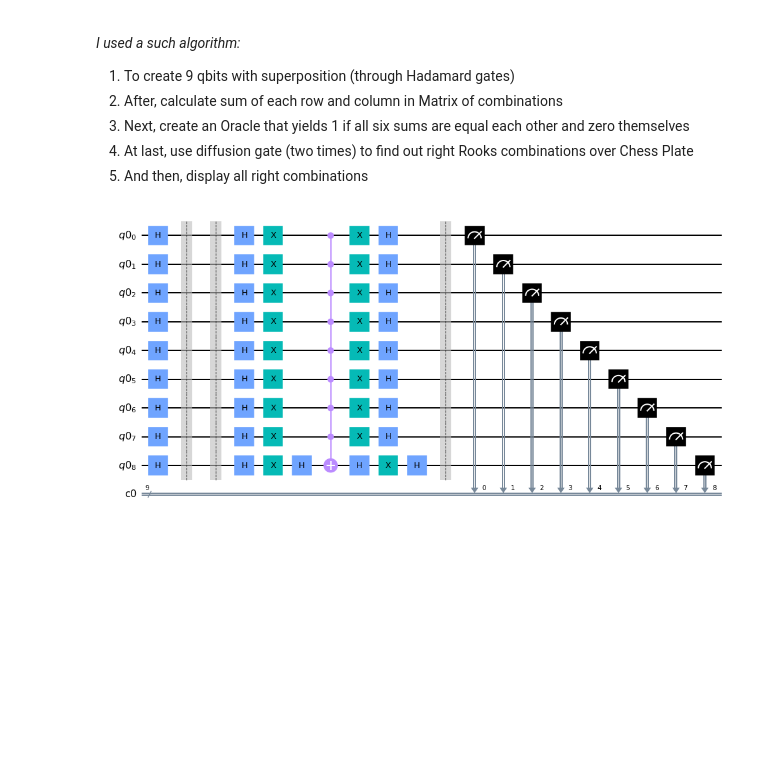
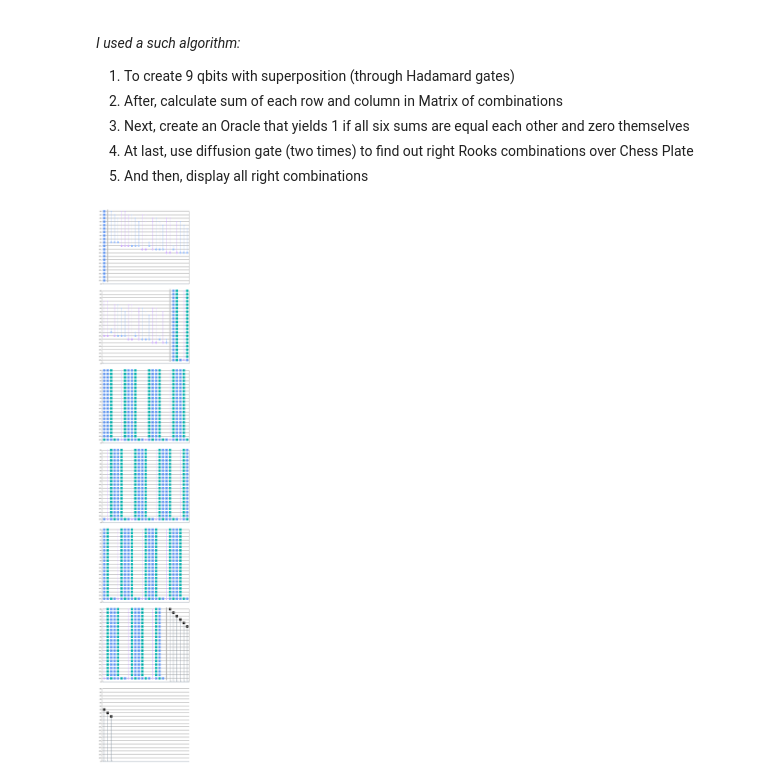
Before and after one commit to hK04/QuantumRooks-Queens, a Jupyter notebook: 3_3_rooks-checkpoint.ipynb, the cells around one changed output. Cells and saved outputs as stored; diff of their text form; code cells hidden in the pictures; blank space fills up the shorter version.

Commit message:
A half of Oracle's realization

```diff
--- a/3_3_rooks-checkpoint.ipynb
+++ b/3_3_rooks-checkpoint.ipynb
@@ -126,7 +126,7 @@ def diffusion_gate(circuit, register):
     circuit.x(register)
     circuit.h(register)
 
-def adder(circuit, qbit_1, qbit_2, qbit_3, q_out_1, q_out_2):
+def adder(circut, qbit_1, qbit_2, qbit_3, q_out_1, q_out_2):
 
     #make a junction between liner combinations qbit and "zero" output
     circut.cx(qbit_1, q_out_1)
@@ -135,42 +135,50 @@ def adder(circuit, qbit_1, qbit_2, qbit_3, q_out_1, q_out_2):
 
     #make a junction between two combinations and "first" output
     circut.ccx(qbit_1, qbit_2, q_out_2)
     circut.ccx(qbit_1, qbit_3, q_out_2)
     circut.ccx(qbit_2, qbit_3, q_out_2)
 
+#oracle function
 def oracle(circut, r_qbits):
-    pass
 
+    #firs id of controlled qubit in the qubits list (Here and next it called 'output')
+    id_of_outputs = 9
+
+    #order of qbits to summarize in Matrix
+    id_of_qbits = [0,1,2,3,4,5,6,7,8,1,4,7,2,5,8]
+
+    for i in range(6):
+        adder(circut, r_qbits[0+i], r_qbits[1+i], r_qbits[2+i], r_qbits[id_of_outputs+i], r_qbits[id_of_outputs+1+i])
+
+    for i in range(6):
+        circut.cx(r_qbits[id_of_outputs+i], r_qbits[id_of_outputs+1+i])
+
+    #circut.mct([r_qbits[id_of_outputs+1+i] for i in range(6)])
 
 #set up working qbits and outputs
-qbits = QuantumRegister(9)
+qbits = QuantumRegister(21)
 outputs = ClassicalRegister(9)
 
 #create a circut
 quantum_circut = QuantumCircuit(qbits, outputs)
 
 #put all qbits into superposition
 quantum_circut.h(qbits)
 
 #just separate different parts of code
 quantum_circut.barrier()
 
-#
-#
-#
-# Enter your code here
-#
-#
-#
+oracle(quantum_circut, qbits[:22])
 
 #just separate different parts of code
 quantum_circut.barrier()
 
 #use diffusion gate after Oracle
-diffusion_gate(quantum_circut, qbits)
+for i in range(14):
+    diffusion_gate(quantum_circut, qbits)
 
 quantum_circut.barrier()
-quantum_circut.measure(qbits, outputs)
+quantum_circut.measure(qbits[0:9], outputs)
 quantum_circut.draw(output="mpl")
 # %% [output]
-[figure, old version]
+[figure, new version]
```
